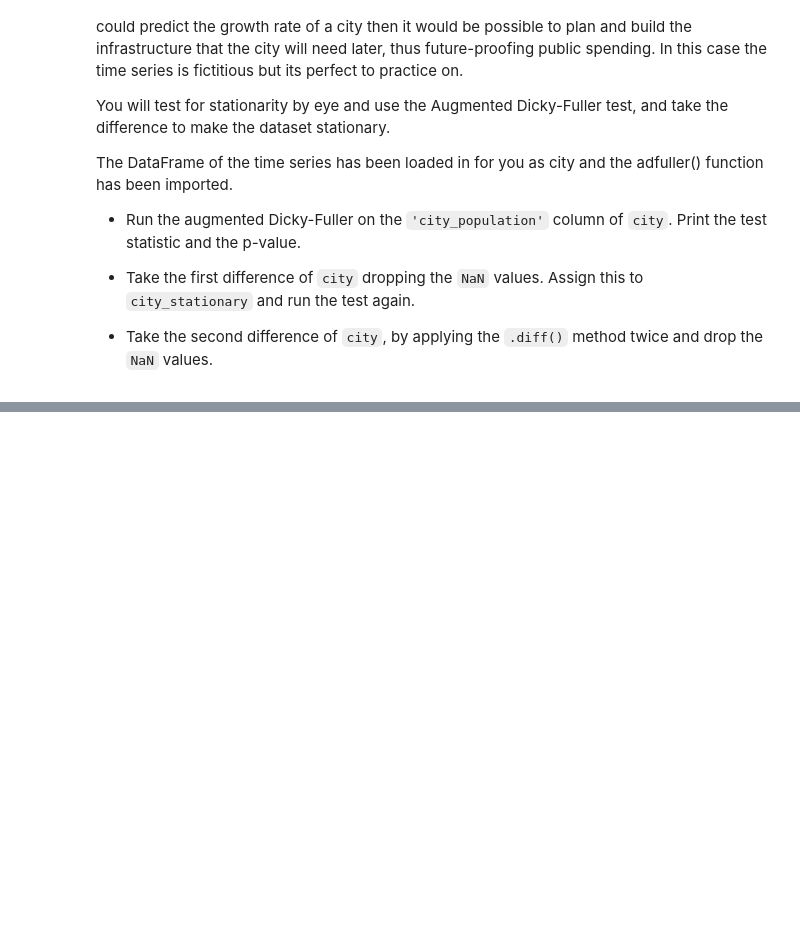
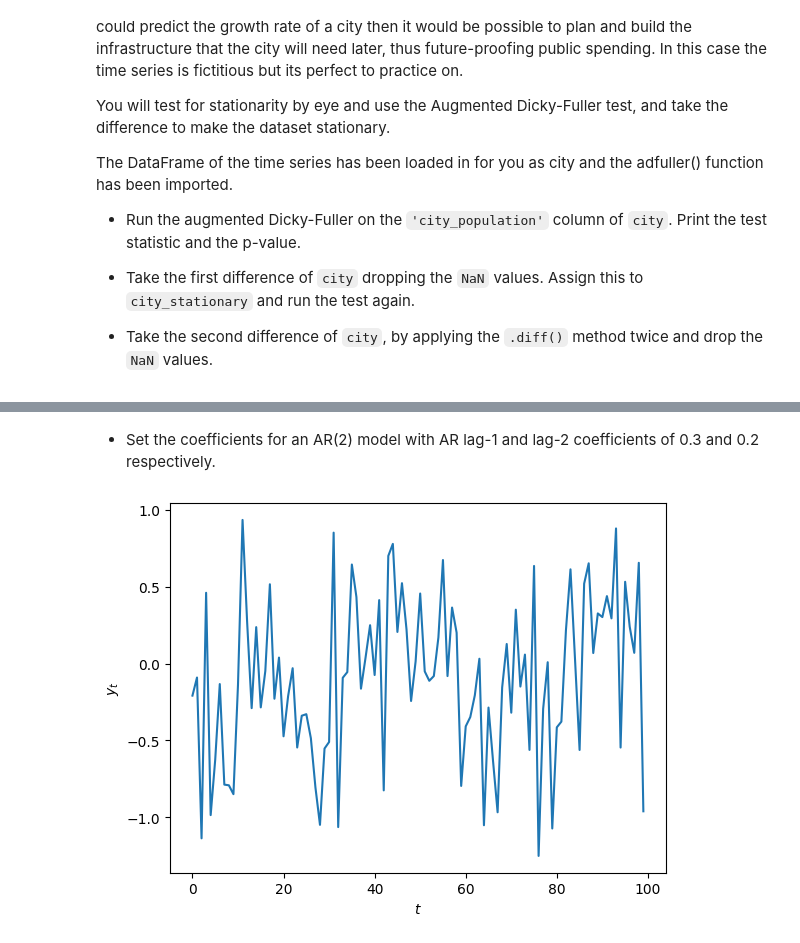
Before and after one commit to AI-MOO/Time_Series_Datacamp, a Jupyter notebook: 04_ARIMA_Models_in_Python/01_ARMA_Models.ipynb, the cells around one changed output, grey strips where cells are left out. Saved outputs shown, nothing was run; the diff lists cells and outputs as text; code cells hidden in the pictures; blank space fills up the shorter version.

```diff
--- a/04_ARIMA_Models_in_Python/01_ARMA_Models.ipynb
+++ b/04_ARIMA_Models_in_Python/01_ARMA_Models.ipynb
@@ -164,0 +326,20 @@ print('p-value:', result[1])
+# %% [markdown]
+- Set the coefficients for an AR(2) model with AR lag-1 and lag-2 coefficients of 0.3 and 0.2 respectively.
+# %%
+# Import data generation function and set random seed
+from statsmodels.tsa.arima_process import arma_generate_sample
+np.random.seed(2)
+
+# Set coefficients
+ar_coefs = [1,-0.3,-0.2]
+ma_coefs = [1]
+
+# Generate data
+y = arma_generate_sample(ar_coefs, ma_coefs, nsample=100, scale=0.5)
+
+plt.plot(y)
+plt.ylabel(r'$y_t$')
+plt.xlabel(r'$t$')
+plt.show()
+# %% [output]
+[figure, added]
```
Also changed, not shown: parts of 19 cells of this notebook.
